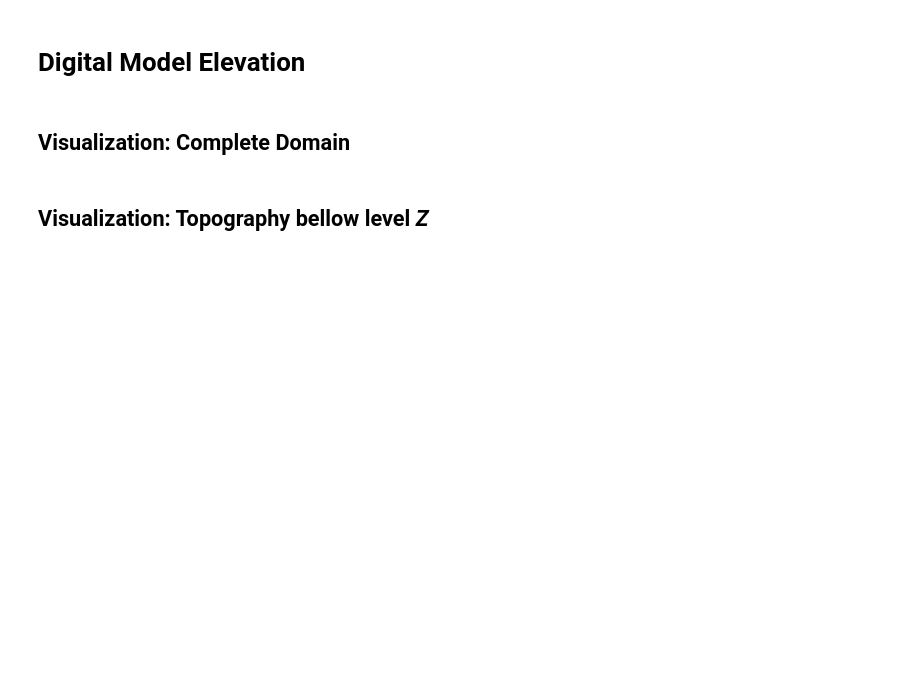
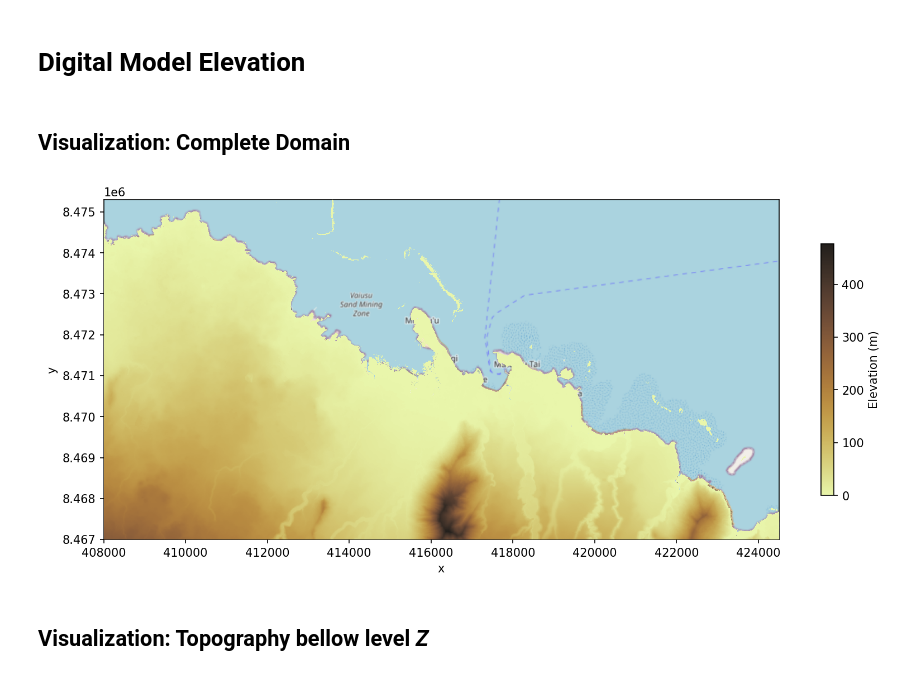
Before and after one commit to GeoOcean/Risk-Assessment, a Jupyter notebook: Coastal_flooding/notebooks/N5_MDT_viewer.ipynb, the cells around one changed output. Saved outputs shown, nothing was run; the diff lists cells and outputs as text; code cells hidden in the pictures; blank space fills up the shorter version.

```diff
--- a/Coastal_flooding/notebooks/N5_MDT_viewer.ipynb
+++ b/Coastal_flooding/notebooks/N5_MDT_viewer.ipynb
@@ -20,17 +20,22 @@ sys.path.insert(0, op.join(os.getcwd(), '..', '..'))
 from lib.config import *
 # %%
 # data folder
-p_data = op.abspath(op.join(os.getcwd(), '..', 'data', 'lisflood', 'config', 'DEM.nc'))
+
+p_data = '../../data/'
+p_data = op.abspath(op.join(p_data, 'lisflood', 'config', 'DEM.nc'))
 raster = xr.open_dataset(p_data)
 # %% [markdown]
 ## **Visualization: Complete Domain**
 # %%
 fig, ax = plt.subplots(1, figsize=(13, 13))
 ax.axis(extend_upolu)
 im = raster['z'].plot(ax=ax, add_colorbar=False, cmap=cmocean.cm.turbid, zorder=5)
 ctx.add_basemap(ax, crs='epsg:32702', source=ctx.providers.OpenStreetMap.Mapnik, attribution=False)
 fig.colorbar(im, shrink=0.3,  label='Elevation (m)')
+ax.set_aspect('equal')
 plt.show()
+# %% [output]
+[figure, added]
 # %% [markdown]
 ## **Visualization: Topography bellow level *Z***
 # %%
```
Also changed, not shown: parts of 1 cell of this notebook, 20 other files.
